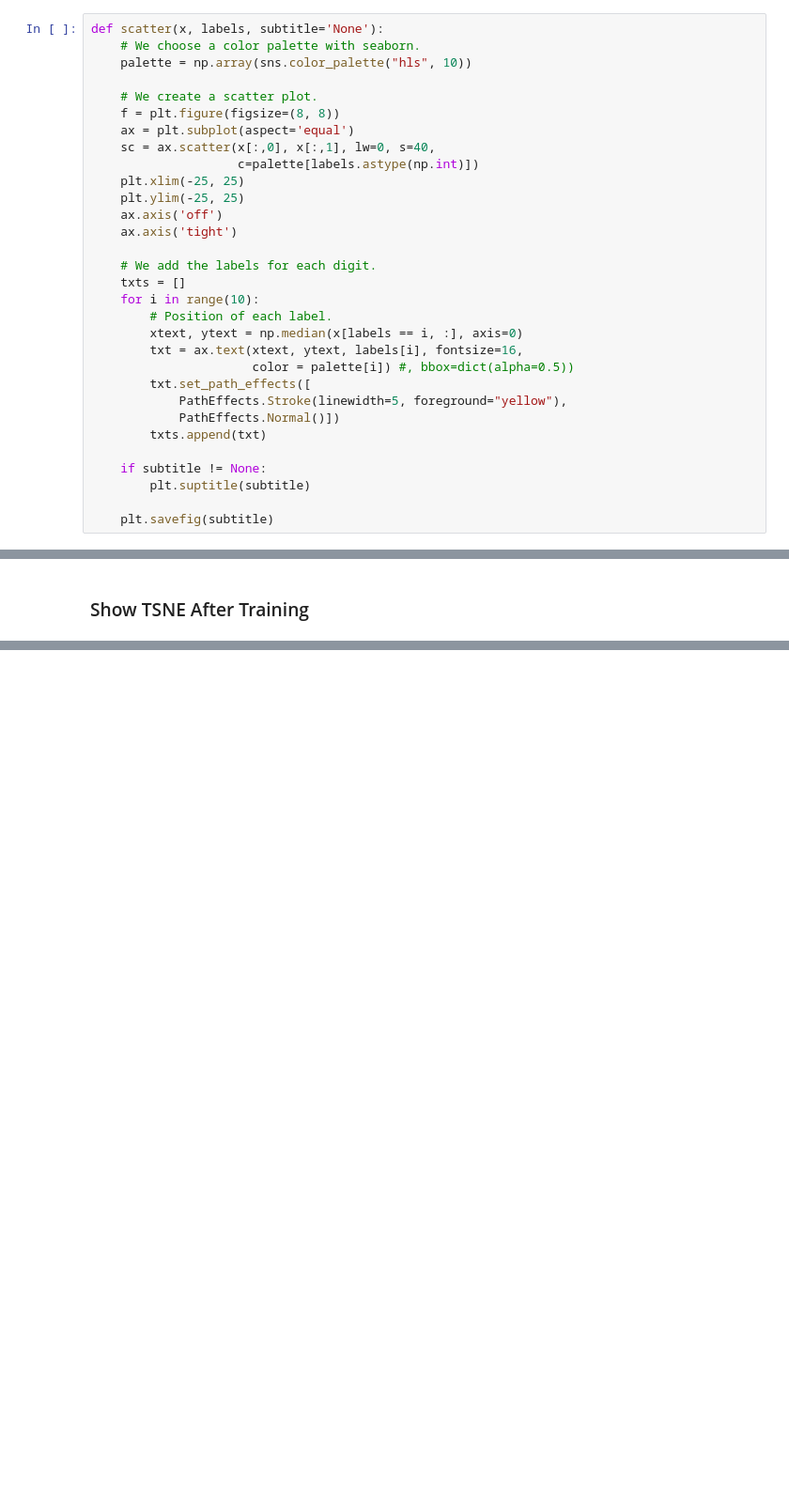
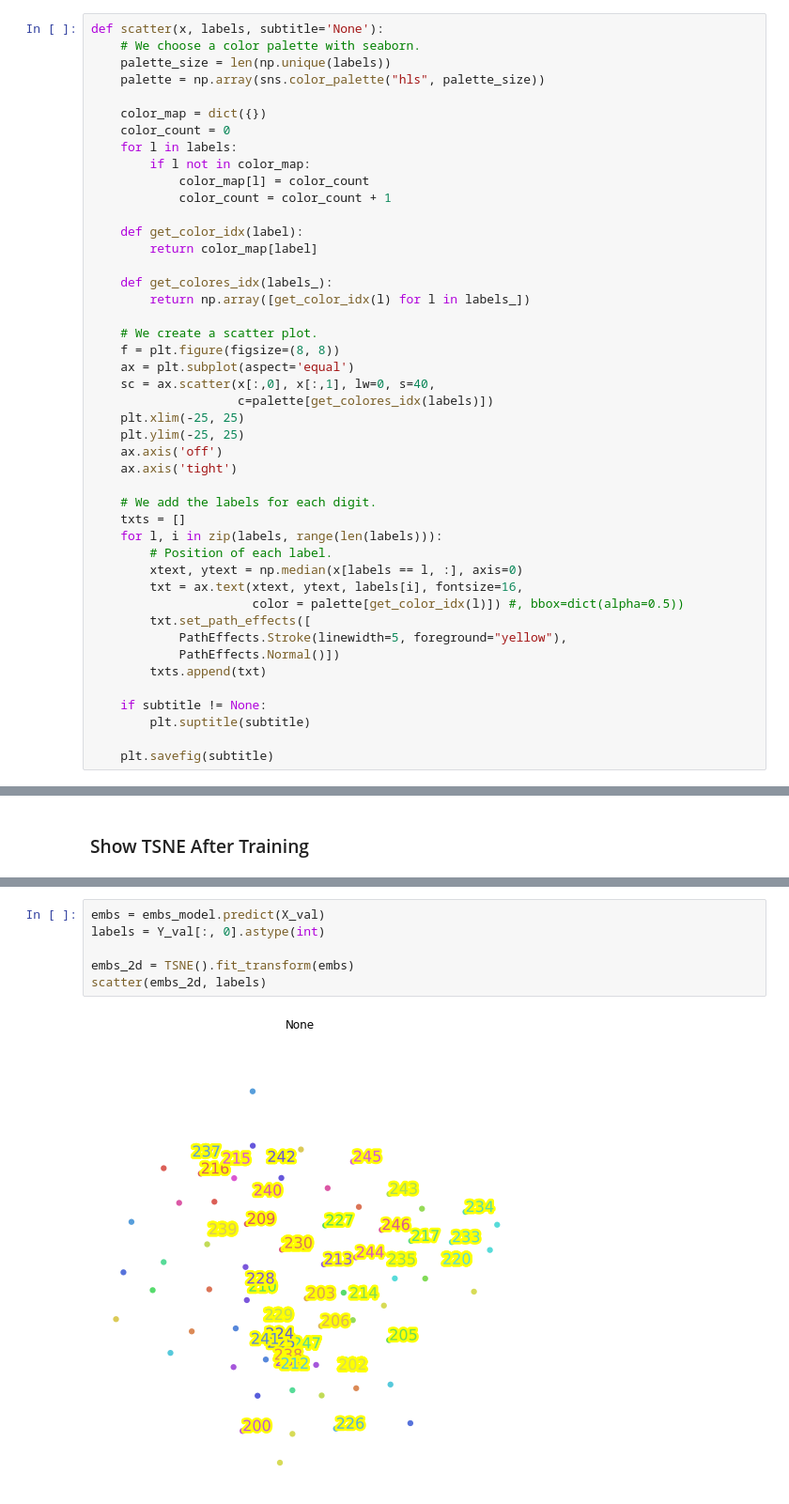
Before and after one commit to jblupus/ammd-siamesas, a Jupyter notebook: AMMD2_Siamesas_01.ipynb, the cells around one changed output, grey strips where cells are left out. Shown at 94% size. Saved outputs shown, nothing was run; the diff lists cells and outputs as text; blank space fills up the shorter version.

```diff
--- a/AMMD2_Siamesas_01.ipynb
+++ b/AMMD2_Siamesas_01.ipynb
@@ -53,13 +53,27 @@ import matplotlib.patheffects as PathEffects
 # %%
 def scatter(x, labels, subtitle='None'):
     # We choose a color palette with seaborn.
-    palette = np.array(sns.color_palette("hls", 10))
+    palette_size = len(np.unique(labels))
+    palette = np.array(sns.color_palette("hls", palette_size))
+
+    color_map = dict({})
+    color_count = 0
+    for l in labels:
+        if l not in color_map:
+            color_map[l] = color_count
+            color_count = color_count + 1
+
+    def get_color_idx(label):
+        return color_map[label]
+
+    def get_colores_idx(labels_):
+        return np.array([get_color_idx(l) for l in labels_])
 
     # We create a scatter plot.
     f = plt.figure(figsize=(8, 8))
     ax = plt.subplot(aspect='equal')
     sc = ax.scatter(x[:,0], x[:,1], lw=0, s=40,
-                    c=palette[labels.astype(np.int)])
+                    c=palette[get_colores_idx(labels)])
     plt.xlim(-25, 25)
     plt.ylim(-25, 25)
     ax.axis('off')
@@ -67,11 +81,11 @@ def scatter(x, labels, subtitle='None'):
 
     # We add the labels for each digit.
     txts = []
-    for i in range(10):
+    for l, i in zip(labels, range(len(labels))):
         # Position of each label.
-        xtext, ytext = np.median(x[labels == i, :], axis=0)
+        xtext, ytext = np.median(x[labels == l, :], axis=0)
         txt = ax.text(xtext, ytext, labels[i], fontsize=16,
-                      color = palette[i]) #, bbox=dict(alpha=0.5))
+                      color = palette[get_color_idx(l)]) #, bbox=dict(alpha=0.5))
         txt.set_path_effects([
             PathEffects.Stroke(linewidth=5, foreground="yellow"),
             PathEffects.Normal()])
@@ -372,0 +308,8 @@ plot_sample(X_a_val/255, X_b_val/255, y_val)
+# %%
+embs = embs_model.predict(X_val)
+labels = Y_val[:, 0].astype(int)
+
+embs_2d = TSNE().fit_transform(embs)
+scatter(embs_2d, labels)
+# %% [output]
+[figure, added]
```
Also changed, not shown: parts of 18 cells of this notebook, 4 other files.
